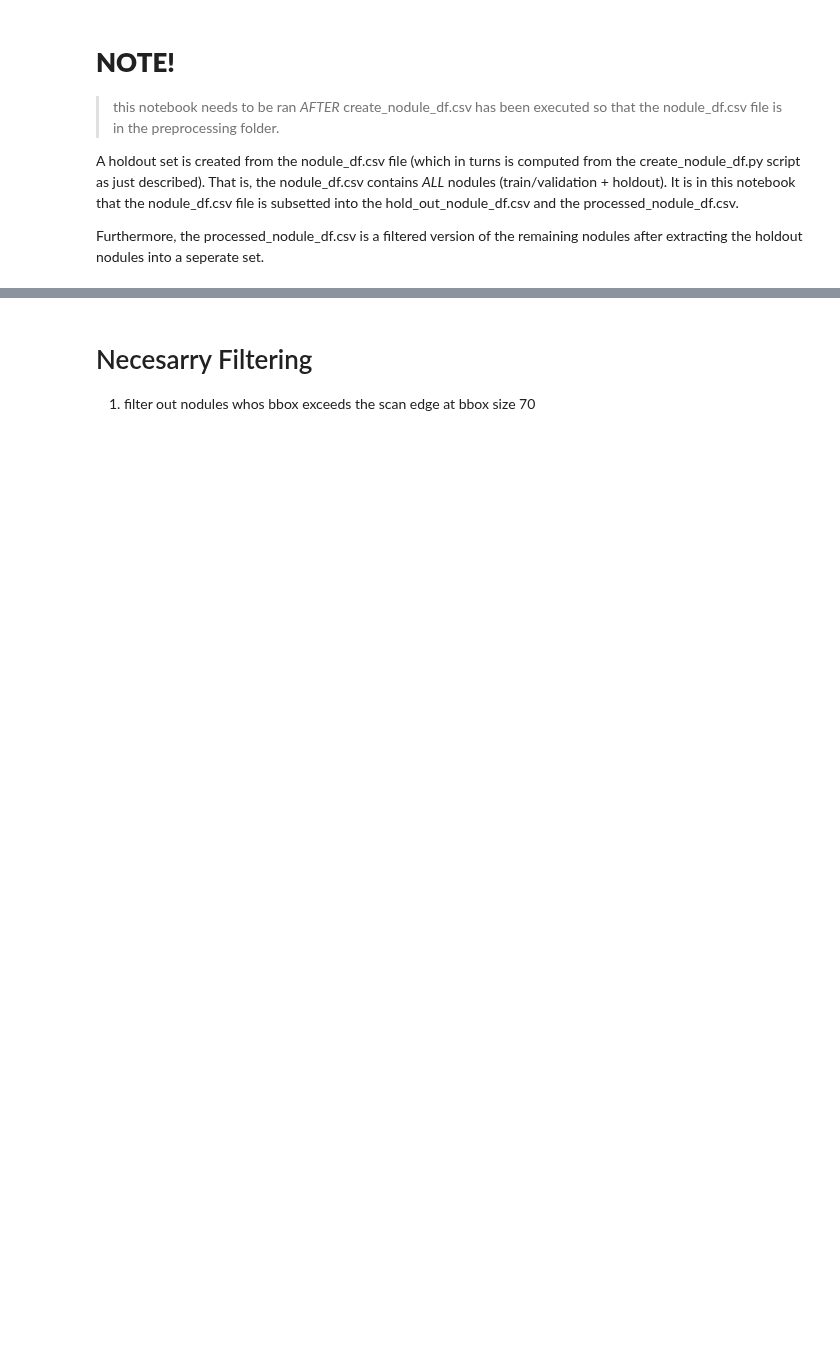
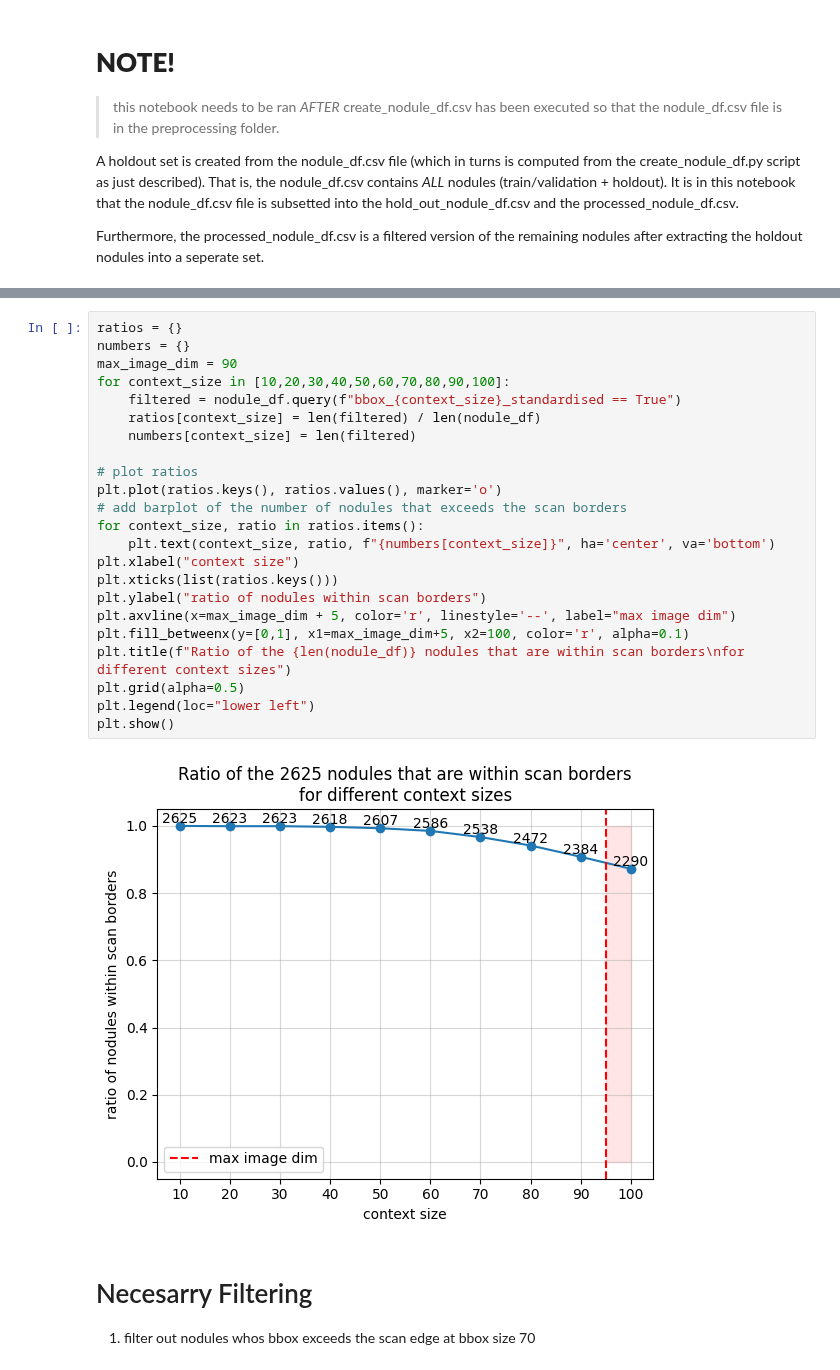
Before and after one commit to maxADeVisser/master_thesis, a Jupyter notebook: preprocessing/process_nodule_df.ipynb, the cells around one changed output, grey strips where cells are left out. Saved outputs shown, nothing was run; the diff lists cells and outputs as text; blank space fills up the shorter version.

```diff
--- a/preprocessing/process_nodule_df.ipynb
+++ b/preprocessing/process_nodule_df.ipynb
@@ -41,3 +45,28 @@ Index(['nodule_id', 'scan_id', 'nodule_idx', 'scan_slice_thickness',
+# %%
+ratios = {}
+numbers = {}
+max_image_dim = 90
+for context_size in [10,20,30,40,50,60,70,80,90,100]:
+    filtered = nodule_df.query(f"bbox_{context_size}_standardised == True")
+    ratios[context_size] = len(filtered) / len(nodule_df)
+    numbers[context_size] = len(filtered)
+
+# plot ratios
+plt.plot(ratios.keys(), ratios.values(), marker='o')
+# add barplot of the number of nodules that exceeds the scan borders
+for context_size, ratio in ratios.items():
+    plt.text(context_size, ratio, f"{numbers[context_size]}", ha='center', va='bottom')
+plt.xlabel("context size")
+plt.xticks(list(ratios.keys()))
+plt.ylabel("ratio of nodules within scan borders")
+plt.axvline(x=max_image_dim + 5, color='r', linestyle='--', label="max image dim")
+plt.fill_betweenx(y=[0,1], x1=max_image_dim+5, x2=100, color='r', alpha=0.1)
+plt.title(f"Ratio of the {len(nodule_df)} nodules that are within scan borders\nfor different context sizes")
+plt.grid(alpha=0.5)
+plt.legend(loc="lower left")
+plt.show()
+# %% [output]
+[figure, added]
 # %% [markdown]
 # Necesarry Filtering
 1) filter out nodules whos bbox exceeds the scan edge at bbox size 70
```
Also changed, not shown: parts of 8 cells of this notebook, 22 other files.
